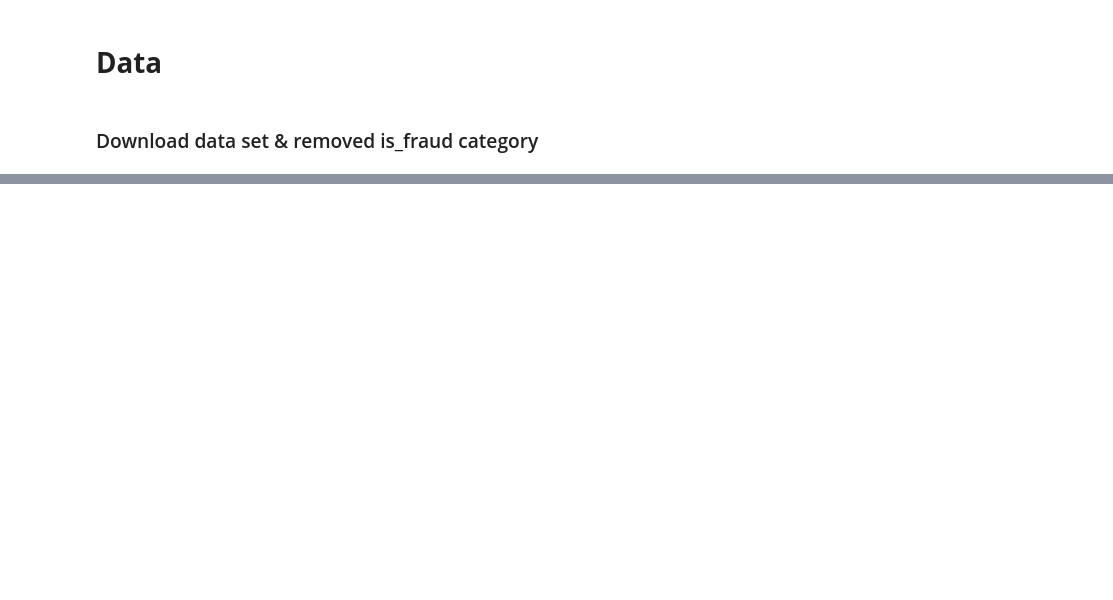
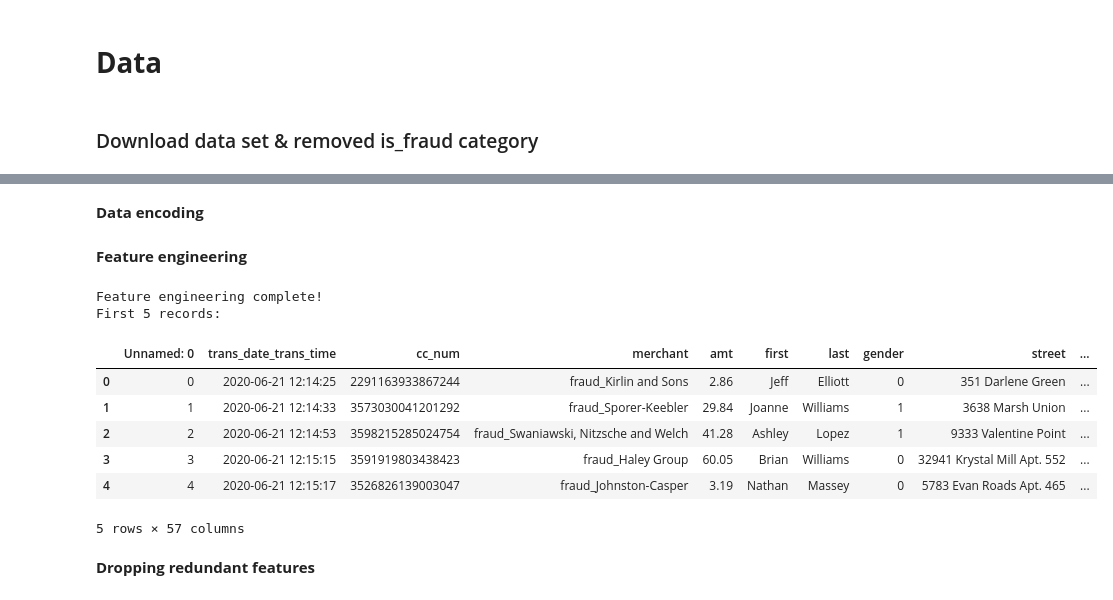
Before and after one commit to danieligelnik/CCFraudProject, a Jupyter notebook: Test_models.ipynb, the cells around one changed output, grey strips where cells are left out. Drawn from its saved outputs; the diff is of its cells as text; code cells hidden in the pictures; blank space fills up the shorter version.

```diff
--- a/Test_models.ipynb
+++ b/Test_models.ipynb
@@ -82,0 +79,17 @@ First 5 records:
+# %%
+# 1. Download the latest version of the dataset
+dataset_path = kagglehub.dataset_download("dermisfit/fraud-transactions-dataset")
+
+# 2. Construct the full local path to the specific CSV file
+credit_cards_path_test = "fraudTest.csv"
+full_file_path = f"{dataset_path}/{credit_cards_path_test}"
+
+# 3. Load the dataset using pandas from the local path
+df_cards_test = pd.read_csv(full_file_path)
+
+# 4. Remove the 'is_fraud' column as requested
+df_cards_test = df_cards_test.drop(columns=['is_fraud'])
+
+# Verify the column is removed and show data info
+# Calling df_info directly since it was imported via 'from help_functions import *'
+df_info(df_cards_test, 'head')
@@ -82,0 +105,38 @@ First 5 records:
+# %% [markdown]
+**Data encoding**
+# %% [markdown]
+**Feature engineering**
+# %%
+def feature_engineering(df):
+    df_new = df.copy()
+    df_new['gender'] = df['gender'].map({'F': 1, 'M': 0})
+    df_new = pd.get_dummies(df_new, columns=['category'], prefix='category', drop_first=True, dtype=int)
+    df_new['trans_date_trans_time'] = pd.to_datetime(df['trans_date_trans_time'])
+    df_new['age'] = (df_new['trans_date_trans_time'] - pd.to_datetime(df.dob)).dt.days
+    df_new['is_weekend'] = df_new['trans_date_trans_time'].dt.dayofweek.apply(lambda x: 1 if x >= 5 else 0)
+    df_new['trans_date'] = df_new['trans_date_trans_time'].dt.date.apply(lambda x: x.toordinal()).astype(np.uint64)
+
+    # If extract_features is defined in the imported namespace, this will work:
+    try:
+        df_new = extract_features(df_new)
+    except NameError:
+        print("Warning: extract_features not found, proceeding with basic features.")
+
+    return df_new
+
+# Run the engineering process
+df_test_eng = feature_engineering(df_cards_test)
+print("Feature engineering complete!")
+df_info(df_test_eng, 'head')
+# %% [output]
+Feature engineering complete!
+First 5 records:
+|  | Unnamed: 0 | trans_date_trans_time | cc_num | merchant | amt | first | last | gender | street | ... |
+| 0 | 0 | 2020-06-21 12:14:25 | 2291163933867244 | fraud_Kirlin and Sons | 2.86 | Jeff | Elliott | 0 | 351 Darlene Green | ... |
+| 1 | 1 | 2020-06-21 12:14:33 | 3573030041201292 | fraud_Sporer-Keebler | 29.84 | Joanne | Williams | 1 | 3638 Marsh Union | ... |
+| 2 | 2 | 2020-06-21 12:14:53 | 3598215285024754 | fraud_Swaniawski, Nitzsche and Welch | 41.28 | Ashley | Lopez | 1 | 9333 Valentine Point | ... |
+| 3 | 3 | 2020-06-21 12:15:15 | 3591919803438423 | fraud_Haley Group | 60.05 | Brian | Williams | 0 | 32941 Krystal Mill Apt. 552 | ... |
+| 4 | 4 | 2020-06-21 12:15:17 | 3526826139003047 | fraud_Johnston-Casper | 3.19 | Nathan | Massey | 0 | 5783 Evan Roads Apt. 465 | ... |
+5 rows × 57 columns
+# %% [markdown]
+**Dropping redundant features**
```
Also changed, not shown: parts of 6 cells of this notebook.
